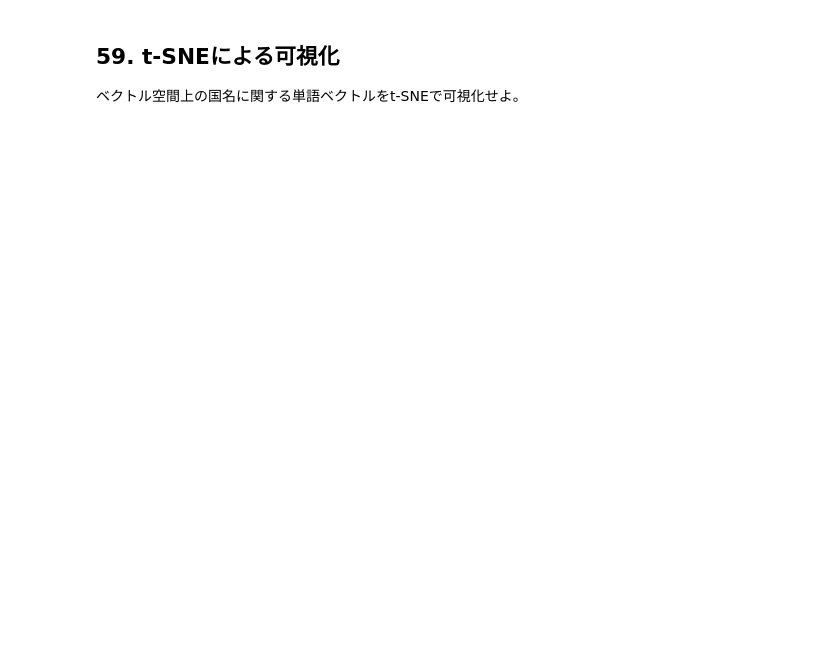
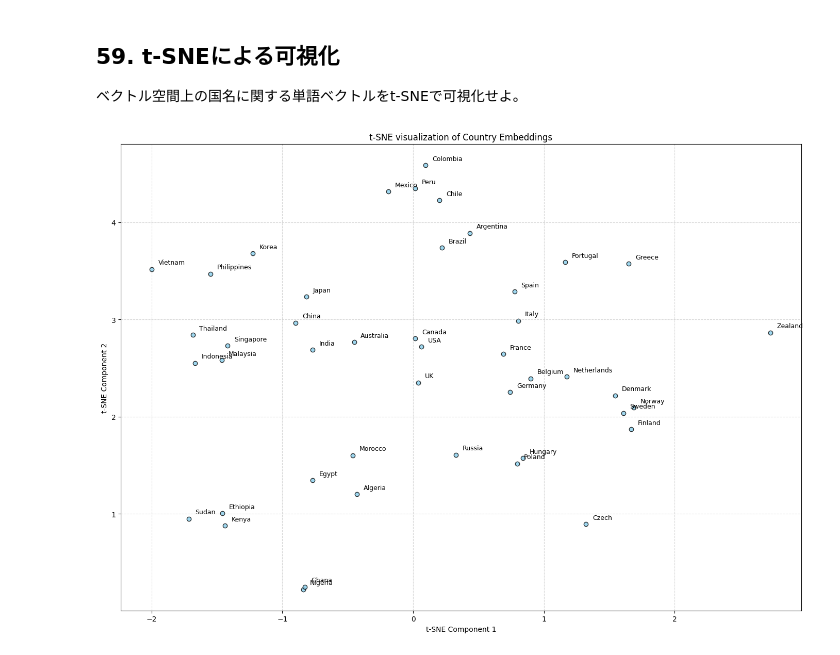
Before and after one commit to Rtosshy/2025, a Jupyter notebook: ja/ch06.ipynb, the cells around one changed output. Saved outputs shown, nothing was run; the diff lists cells and outputs as text; code cells hidden in the pictures; blank space fills up the shorter version.

```diff
--- a/ja/ch06.ipynb
+++ b/ja/ch06.ipynb
@@ -370,3 +395,36 @@ plt.grid(True)
 ## 59. t-SNEによる可視化
 
 ベクトル空間上の国名に関する単語ベクトルをt-SNEで可視化せよ。
+# %%
+from sklearn.manifold import TSNE
+
+tsne = TSNE(
+    n_components=2,
+    perplexity=min(30.0, len(X) - 1),
+    max_iter=1000,
+    learning_rate='auto',
+    random_state=42,
+    init='pca',
+    n_jobs=-1
+)
+
+X_tsne = tsne.fit_transform(X)
+
+plt.figure(figsize=(14, 10))
+plt.scatter(X_tsne[:, 0], X_tsne[:, 1], alpha=0.8, edgecolors='k', color='skyblue')
+
+
+num_labels_to_show = min(len(country_names_in_vocab), 50)
+indices_to_label = random.sample(range(len(country_names_in_vocab)), num_labels_to_show)
+
+for i in indices_to_label:
+    plt.text(X_tsne[i, 0] + 0.05, X_tsne[i, 1] + 0.05, country_names_in_vocab[i], fontsize=9)
+
+plt.title(f't-SNE visualization of Country Embeddings')
+plt.xlabel("t-SNE Component 1")
+plt.ylabel("t-SNE Component 2")
+plt.grid(True, linestyle='--', alpha=0.5)
+plt.tight_layout()
+plt.show()
+# %% [output]
+[figure, added]
```
Also changed, not shown: parts of 1 cell of this notebook.
